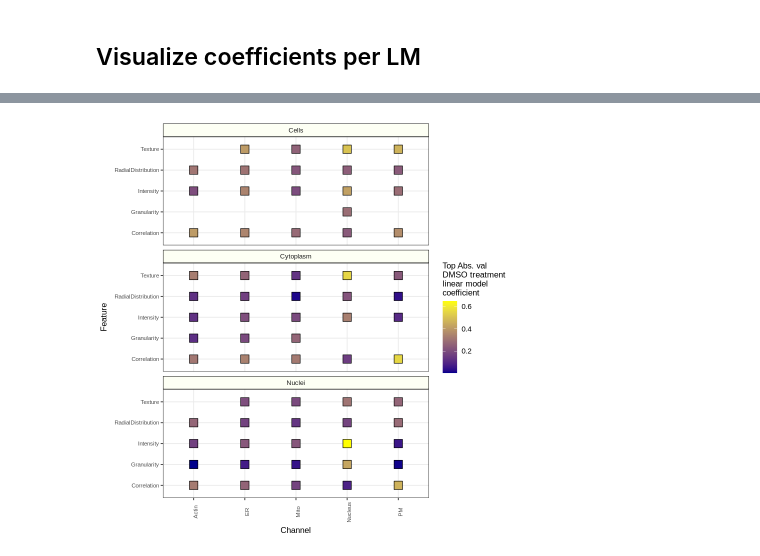
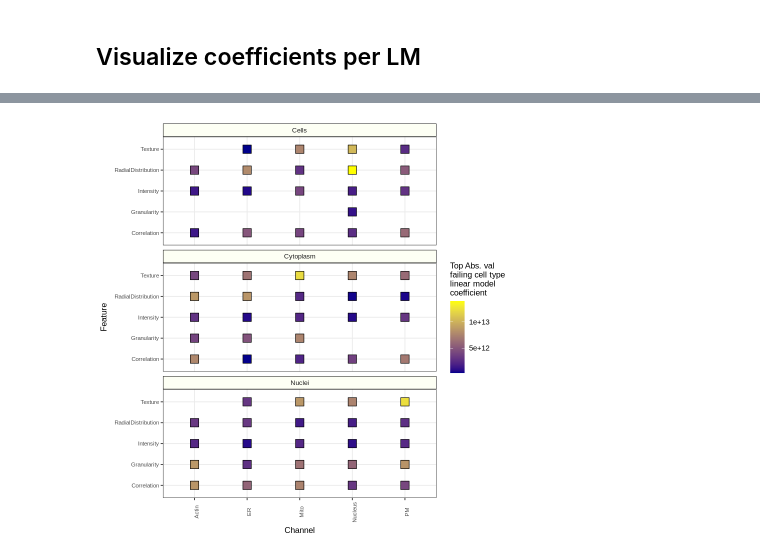
Before and after one commit to WayScience/cellpainting_predicts_cardiac_fibrosis, a Jupyter notebook: 4.analyze_data/notebooks/linear_model/1.visualize_linear_model.ipynb, the cells around one changed output, grey strips where cells are left out. Cells and saved outputs as stored; diff of their text form; code cells hidden in the pictures.

```diff
--- a/4.analyze_data/notebooks/linear_model/1.visualize_linear_model.ipynb
+++ b/4.analyze_data/notebooks/linear_model/1.visualize_linear_model.ipynb
@@ -23,12 +23,12 @@ input_dir <- "results"
 output_fig_dir <- "figures"
 
 # Path to file with LM coefficients to plot
-lm_file <- file.path(input_dir, paste0(plate, "_linear_model_heart7_DMSO_none.tsv"))
+lm_file <- file.path(input_dir, paste0(plate, "_linear_model_failing_healthy_no_treatment_neighbors.tsv"))
 
 # Paths for each figure output
-lm_fig <- file.path(output_fig_dir, paste0(plate, "_linear_model_heart7_DMSO_none.png"))
-lm_group_fig <- file.path(output_fig_dir, paste0(plate, "_linear_model_heart7_DMSO_none_bygroup.png"))
-lm_coef_fig <- file.path(output_fig_dir, paste0(plate, "_linear_model_heart7_DMSO_none_coefficients.png"))
+lm_fig <- file.path(output_fig_dir, paste0(plate, "_linear_model_failing_healthy_no_treatment_neighbors.png"))
+lm_group_fig <- file.path(output_fig_dir, paste0(plate, "_linear_model_failing_healthy_no_treatment_neighbors_bygroup.png"))
+lm_coef_fig <- file.path(output_fig_dir, paste0(plate, "_linear_model_failing_healthy_no_treatment_neighbors_coefficients.png"))
 # %% [markdown]
 ## Clean and sort the data prior to plotting
 # %%
@@ -56,7 +56,7 @@ lm_df <- readr::read_tsv(
 # Arrange by absolute value coefficient
 # Split out components of feature name for visualization
 lm_df <- lm_df %>%
-    dplyr::arrange(desc(abs(DMSO_coef))) %>%
+    dplyr::arrange(desc(abs(failing_coef))) %>%
     tidyr::separate(
         feature,
         into = c(
@@ -170,7 +170,7 @@ channels <- c(
 lm_cleaned_df <- lm_df %>%
     dplyr::filter(channel %in% names(channels)) %>%
     dplyr::group_by(feature_group, channel_cleaned, compartment) %>%
-    dplyr::slice_max(order_by = DMSO_coef, n = 1)
+    dplyr::slice_max(order_by = failing_coef, n = 1)
 
 head(lm_cleaned_df, 2)
 # %% [output]
@@ -182,33 +182,33 @@ A grouped_df: 2 × 13
 # %%
 coef_gg <- (
     ggplot(lm_cleaned_df, aes(x = channel_cleaned, y = feature_group))
-    + geom_point(aes(fill = abs(DMSO_coef)), pch = 22, size = 5)
+    + geom_point(aes(fill = abs(failing_coef)), pch = 22, size = 5)
     + facet_wrap("~compartment", ncol = 1)
     + theme_bw()
     + scale_fill_gradient(
-        name="Top Abs. val\nDMSO treatment\nlinear model\ncoefficient",
+        name="Top Abs. val\nfailing cell type\nlinear model\ncoefficient",
         low = "darkblue",
         high = "yellow"
     )
     + xlab("Channel")
     + ylab("Feature")
     + theme(
         axis.text = element_text(size = 7),
         axis.text.x = element_text(angle = 90, size = 7),
         axis.title = element_text(size = 10),
         legend.text = element_text(size = 9),
         legend.title = element_text(size = 10),
         strip.text = element_text(size = 8),
         strip.background = element_rect(
             colour = "black",
             fill = "#fdfff4"
         )
     )
 )
 
 # Save figure
 ggsave(lm_coef_fig, coef_gg, height = 5, width = 3.5, dpi = 500)
 
 coef_gg
 # %% [output]
-[figure, old version]
+[figure, new version]
```
Also changed, not shown: parts of 5 cells of this notebook, 7 other files.
